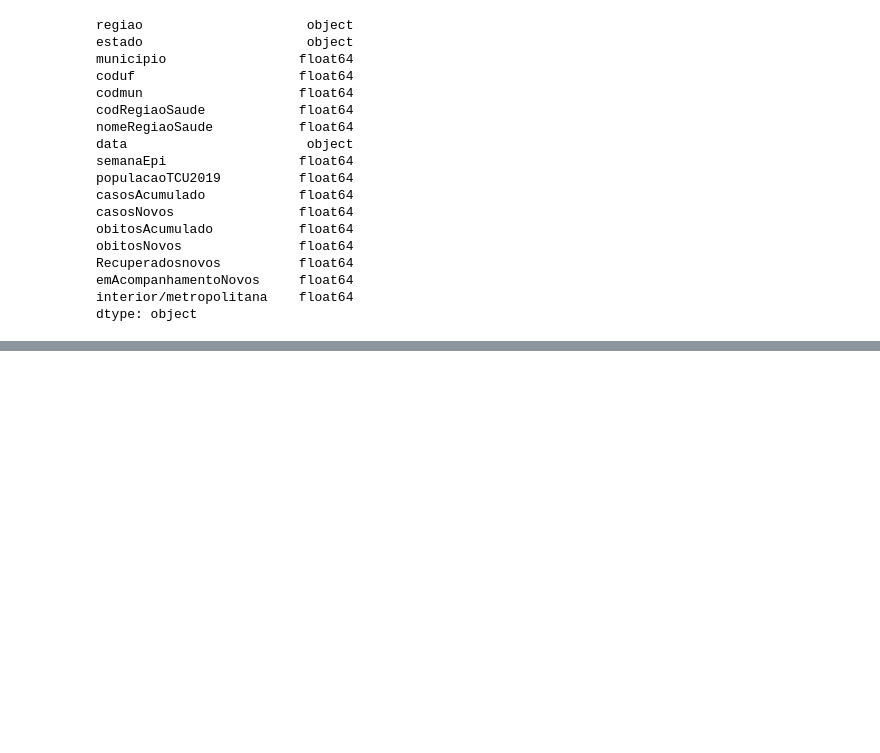
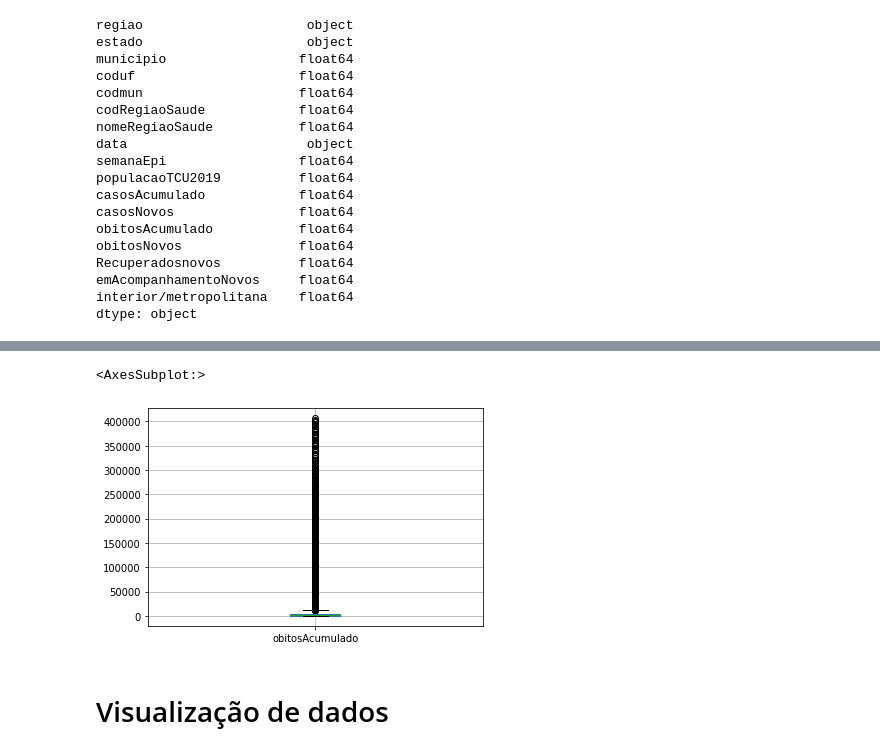
Before and after one commit to Rosicleide45/Projeto_ICD, a Jupyter notebook: Boletim_Covid-checkpoint.ipynb, the cells around one changed output, grey strips where cells are left out. Saved outputs shown, nothing was run; the diff lists cells and outputs as text; code cells hidden in the pictures; blank space fills up the shorter version.

```diff
--- a/Boletim_Covid-checkpoint.ipynb
+++ b/Boletim_Covid-checkpoint.ipynb
@@ -95,0 +144,7 @@ df['Recuperadosnovos'].value_counts().plot.bar()
+# %%
+df.boxplot(column="obitosAcumulado")
+# %% [output]
+<AxesSubplot:>
+[figure, added]
+# %% [markdown]
+# Visualização de dados
```
Also changed, not shown: parts of 13 cells of this notebook.
